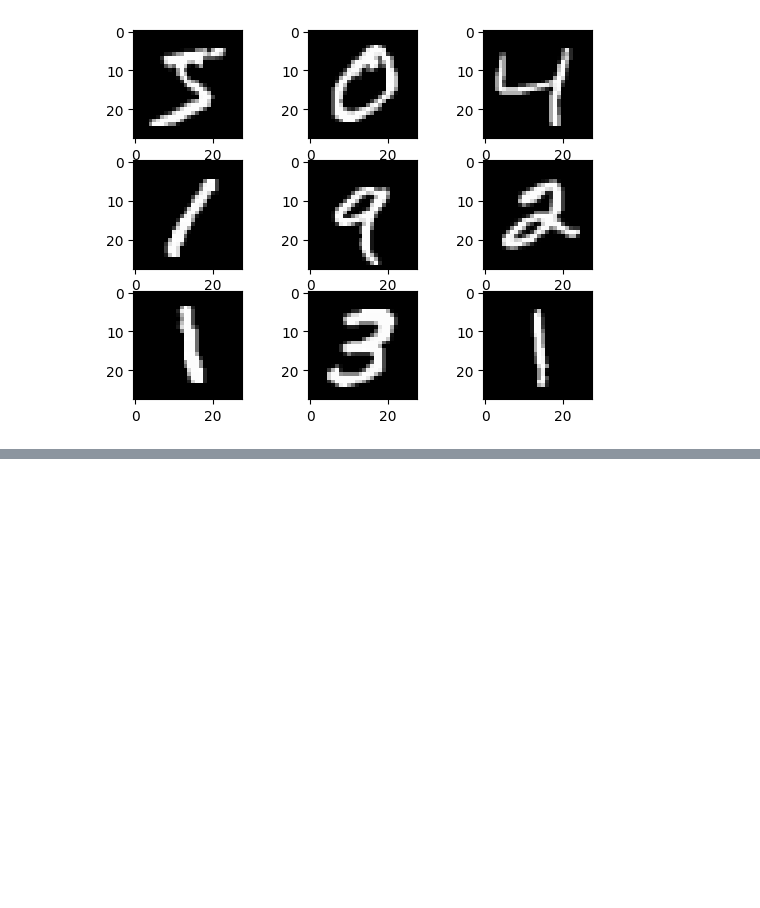
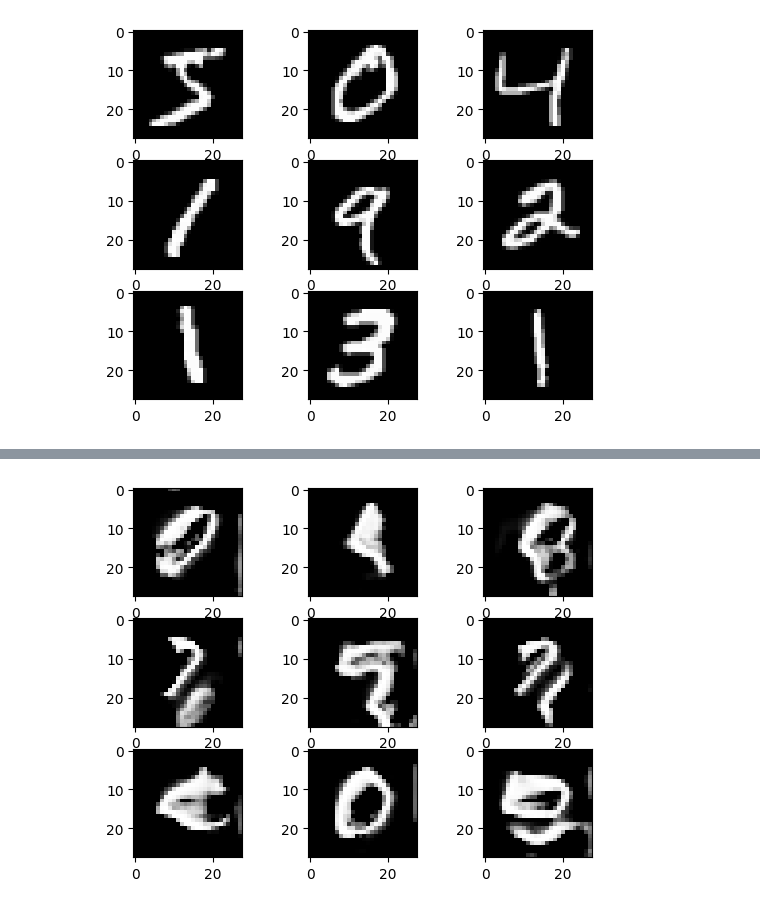
Before and after one commit to Phoebzo/DV2607-Project, a Jupyter notebook: main.ipynb, the cells around one changed output, grey strips where cells are left out. Saved outputs shown, nothing was run; the diff lists cells and outputs as text; code cells hidden in the pictures; blank space fills up the shorter version.

```diff
--- a/main.ipynb
+++ b/main.ipynb
@@ -92,3 +83,15 @@ def normalize_pixels_grayscale(train_X, train_y, test_X, test_y):
+# %%
+# load dataset
+(train_X, train_y), (test_X, test_y) = mnist.load_data()
+
+train_X = train_X.astype("float32") / 255
+test_X = test_X.astype("float32") / 255
+
+train_X = np.expand_dims(train_X, -1)
+test_X = np.expand_dims(test_X, -1)
+
+train_y = to_categorical(train_y)
+test_y  = to_categorical(test_y)
 # %%
 for i in range(9):
     plt.subplot(3, 3, i+1)
@@ -115,0 +173,9 @@ TypeError: ('Keyword argument not understood:', 'output_dim')
+# %%
+seed = np.random.normal(0,1,(9, 100))
+x_fake = generator.predict(seed)
+
+for i in range(9):
+    plt.subplot(3, 3, i+1)
+    plt.imshow(x_fake[i], cmap=plt.get_cmap('gray'))
+plt.show()
+# %% [output]
@@ -115,0 +183 @@ TypeError: ('Keyword argument not understood:', 'output_dim')
+[figure, added]
```
Also changed, not shown: parts of 7 cells of this notebook, 2 other files.
